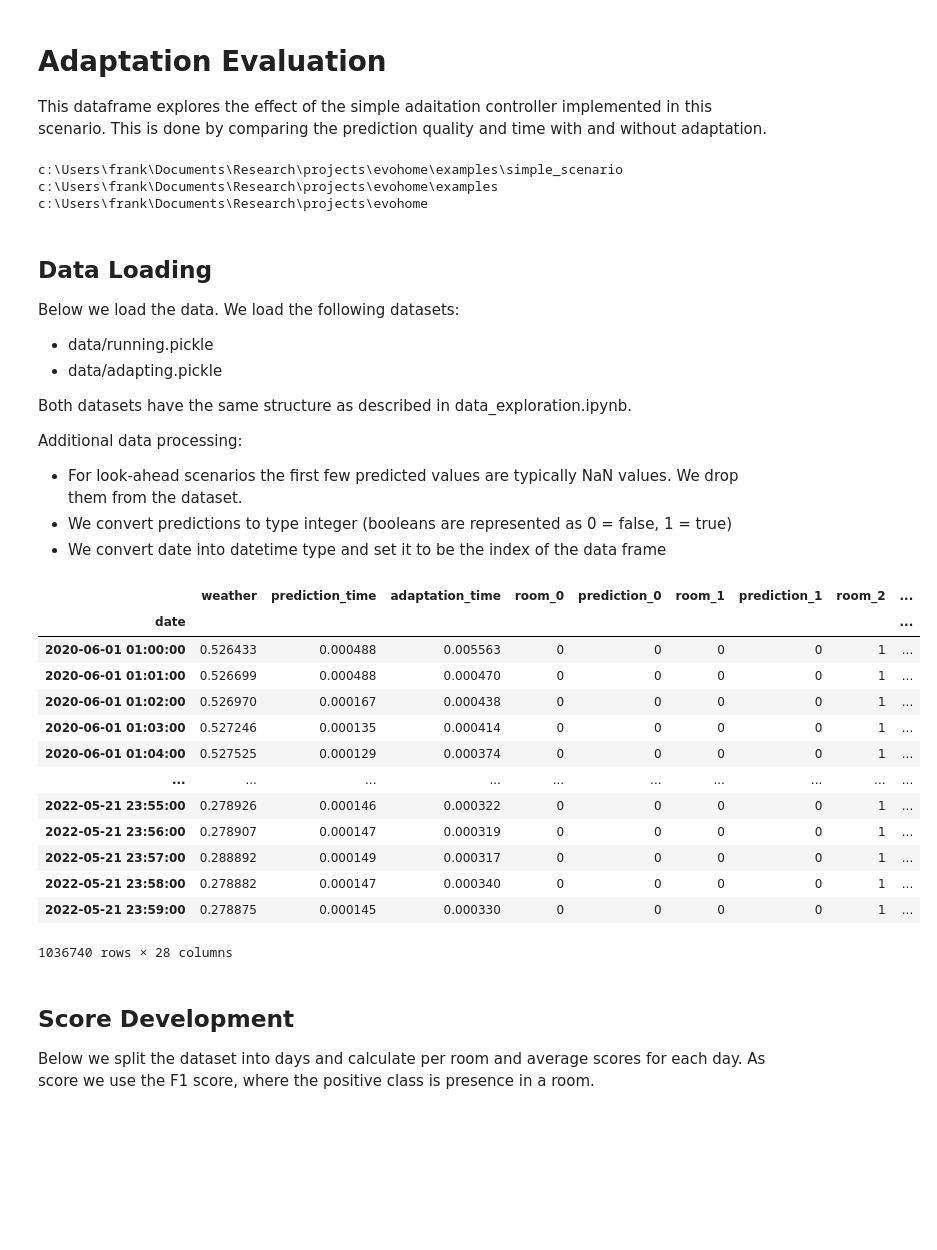
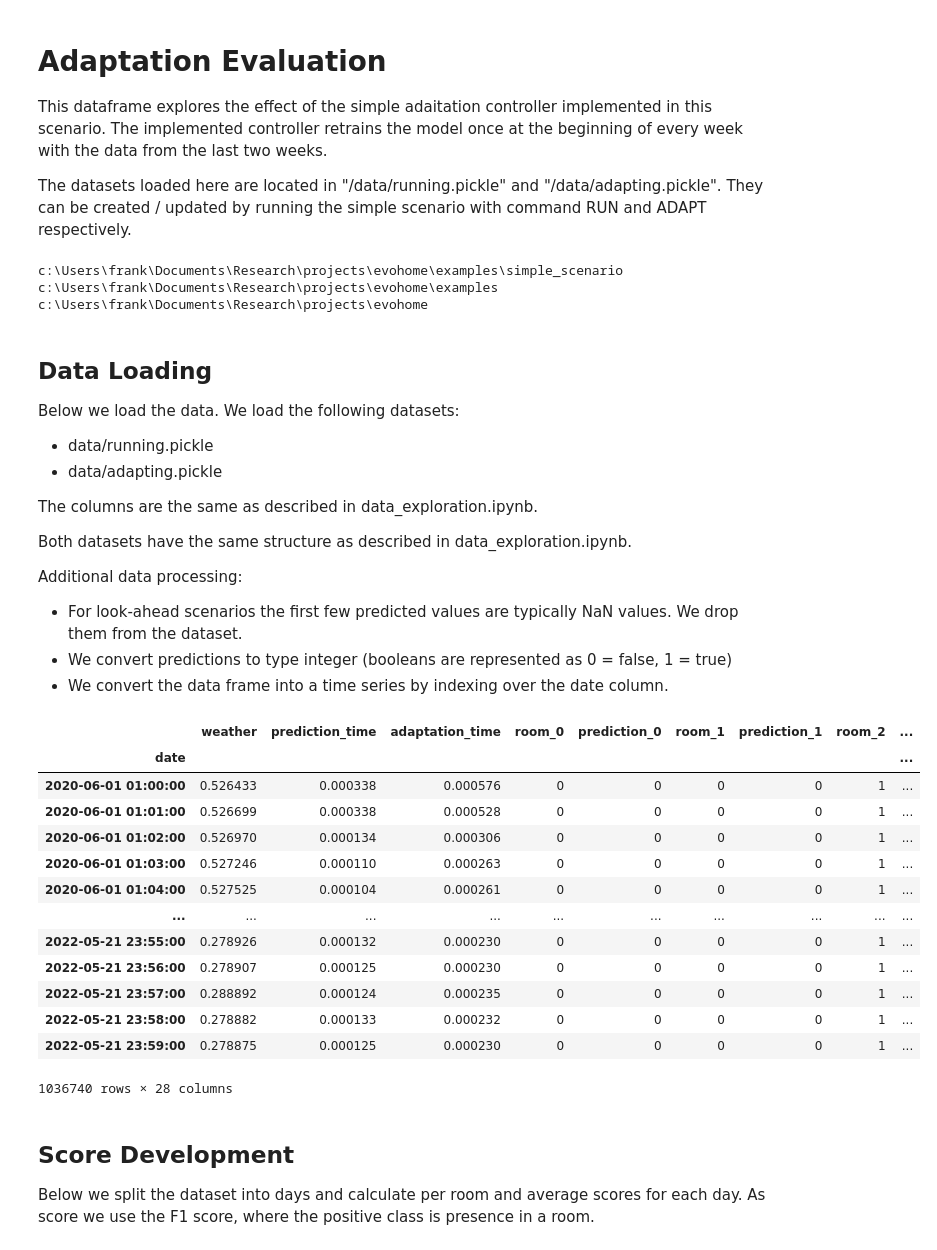
Before and after one commit to frank-trollmann/evohome, a Jupyter notebook: examples/simple_scenario/notebooks/adaptation_evaluation.ipynb, the cells around one changed output. Cells and saved outputs as stored; diff of their text form; code cells hidden in the pictures; blank space fills up the shorter version.

```diff
--- a/examples/simple_scenario/notebooks/adaptation_evaluation.ipynb
+++ b/examples/simple_scenario/notebooks/adaptation_evaluation.ipynb
@@ -2,7 +2,9 @@
 # Adaptation Evaluation
 
 This dataframe explores the effect of the simple adaitation controller implemented in this scenario.
-This is done by comparing the prediction quality and time with and without adaptation.
+The implemented controller retrains the model once at the beginning of every week with the data from the last two weeks.
+
+The datasets loaded here are located in "/data/running.pickle" and "/data/adapting.pickle". They can be created / updated by running the simple scenario with command RUN and ADAPT respectively.
 # %%
 # set working directoy to root directory of the project
 if not "working_directory_corrected" in vars():
@@ -29,46 +30,52 @@ Below we load the data. We load the following datasets:
 - data/running.pickle
 - data/adapting.pickle
 
+The columns are the same as described in data_exploration.ipynb.
+
 Both datasets have the same structure as described in data_exploration.ipynb.
 
 Additional data processing:
 - For look-ahead scenarios the first few predicted values are typically NaN values. We drop them from the dataset.
 - We convert predictions to type integer (booleans are represented as 0 = false, 1 = true)
-- We convert date into datetime type and set it to be the index of the data frame
+- We convert the data frame into a time series by indexing over the date column.
 # %%
 def load_data(file):
     data_frame = pd.read_pickle(file)
-    data_frame.dropna(axis = 0, how = "any", inplace = True)
+    data_frame.dropna(axis = 1, how = "all", inplace = True) # drop all exclusively none columns
+    data_frame.dropna(axis = 0, how = "any", inplace = True) # drop all rows with snone value
     for index in range(nr_rooms):
         column = "prediction_" + str(index)
         data_frame[column] = data_frame[column].astype('int32')
     data_frame["date"] = pd.to_datetime(data_frame["date"])
     data_frame.set_index(pd.DatetimeIndex(data_frame["date"]), inplace=True)
     data_frame.drop("date", axis = 1, inplace= True)
     return data_frame
 
+# create scenario and load room names. This assumes the scenario has not changes since data was recorded.
 scenario = create_simple_scenario()
 room_names = scenario.get_room_names()
 nr_rooms = len(room_names)
 
+# load datasets
 data_frame_static = load_data("examples/simple_scenario/data/running.pickle")
 data_frame_adaptive = load_data("examples/simple_scenario/data/adapting.pickle")
 
+# print adaptive dataset
 data_frame_adaptive
 # %% [output]
 |  | weather | prediction_time | adaptation_time | room_0 | prediction_0 | room_1 | prediction_1 | room_2 | ... |
 | date |  |  |  |  |  |  |  |  | ... |
-| 2020-06-01 01:00:00 | 0.526433 | 0.000488 | 0.005563 | 0 | 0 | 0 | 0 | 1 | ... |
-| 2020-06-01 01:01:00 | 0.526699 | 0.000488 | 0.000470 | 0 | 0 | 0 | 0 | 1 | ... |
-| 2020-06-01 01:02:00 | 0.526970 | 0.000167 | 0.000438 | 0 | 0 | 0 | 0 | 1 | ... |
-| 2020-06-01 01:03:00 | 0.527246 | 0.000135 | 0.000414 | 0 | 0 | 0 | 0 | 1 | ... |
-| 2020-06-01 01:04:00 | 0.527525 | 0.000129 | 0.000374 | 0 | 0 | 0 | 0 | 1 | ... |
+| 2020-06-01 01:00:00 | 0.526433 | 0.000338 | 0.000576 | 0 | 0 | 0 | 0 | 1 | ... |
+| 2020-06-01 01:01:00 | 0.526699 | 0.000338 | 0.000528 | 0 | 0 | 0 | 0 | 1 | ... |
+| 2020-06-01 01:02:00 | 0.526970 | 0.000134 | 0.000306 | 0 | 0 | 0 | 0 | 1 | ... |
+| 2020-06-01 01:03:00 | 0.527246 | 0.000110 | 0.000263 | 0 | 0 | 0 | 0 | 1 | ... |
+| 2020-06-01 01:04:00 | 0.527525 | 0.000104 | 0.000261 | 0 | 0 | 0 | 0 | 1 | ... |
 | ... | ... | ... | ... | ... | ... | ... | ... | ... | ... |
-| 2022-05-21 23:55:00 | 0.278926 | 0.000146 | 0.000322 | 0 | 0 | 0 | 0 | 1 | ... |
-| 2022-05-21 23:56:00 | 0.278907 | 0.000147 | 0.000319 | 0 | 0 | 0 | 0 | 1 | ... |
-| 2022-05-21 23:57:00 | 0.288892 | 0.000149 | 0.000317 | 0 | 0 | 0 | 0 | 1 | ... |
-| 2022-05-21 23:58:00 | 0.278882 | 0.000147 | 0.000340 | 0 | 0 | 0 | 0 | 1 | ... |
-| 2022-05-21 23:59:00 | 0.278875 | 0.000145 | 0.000330 | 0 | 0 | 0 | 0 | 1 | ... |
+| 2022-05-21 23:55:00 | 0.278926 | 0.000132 | 0.000230 | 0 | 0 | 0 | 0 | 1 | ... |
+| 2022-05-21 23:56:00 | 0.278907 | 0.000125 | 0.000230 | 0 | 0 | 0 | 0 | 1 | ... |
+| 2022-05-21 23:57:00 | 0.288892 | 0.000124 | 0.000235 | 0 | 0 | 0 | 0 | 1 | ... |
+| 2022-05-21 23:58:00 | 0.278882 | 0.000133 | 0.000232 | 0 | 0 | 0 | 0 | 1 | ... |
+| 2022-05-21 23:59:00 | 0.278875 | 0.000125 | 0.000230 | 0 | 0 | 0 | 0 | 1 | ... |
 1036740 rows × 28 columns
 # %% [markdown]
 ## Score Development
```
Also changed, not shown: parts of 13 cells of this notebook, 5 other files.
